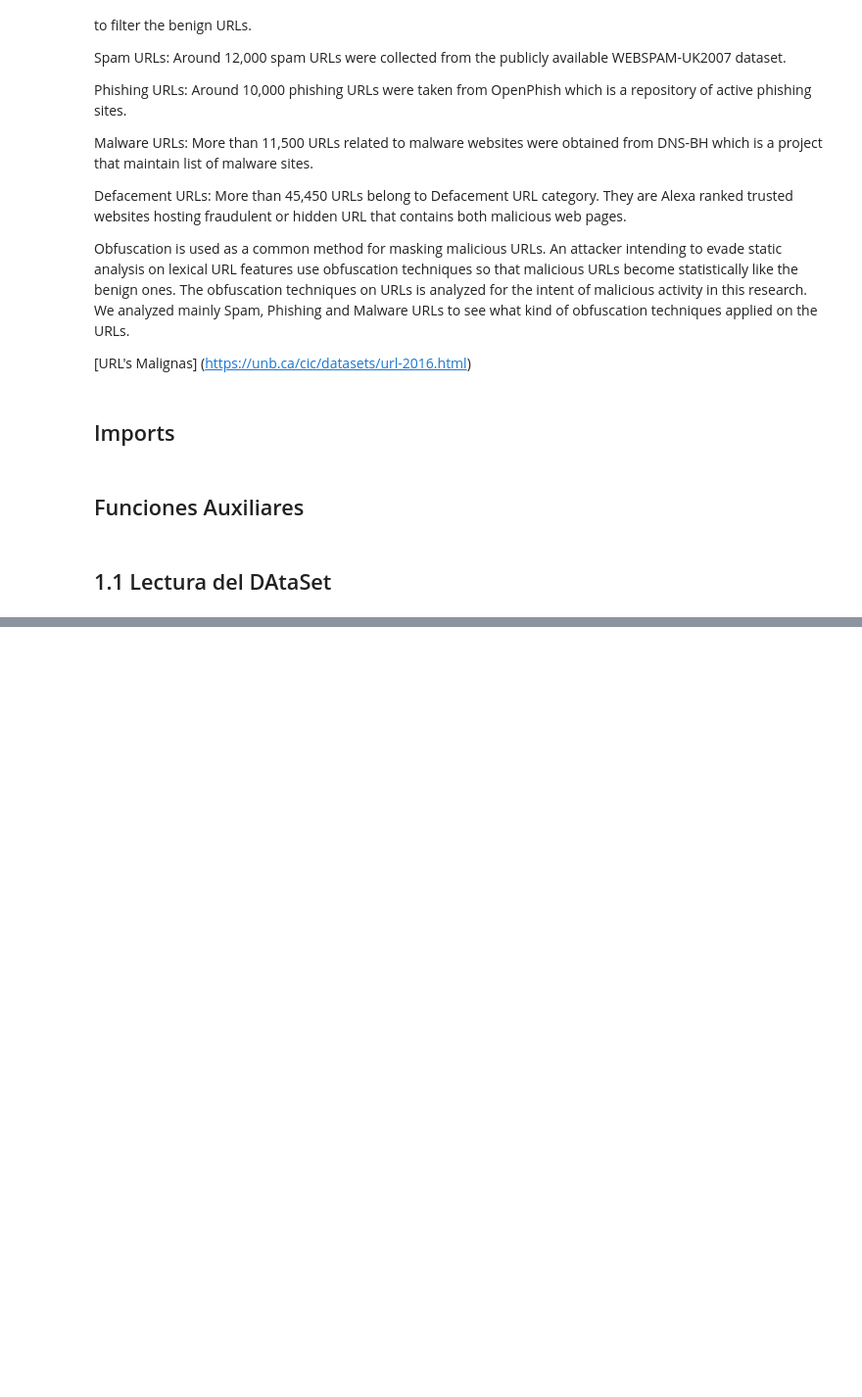
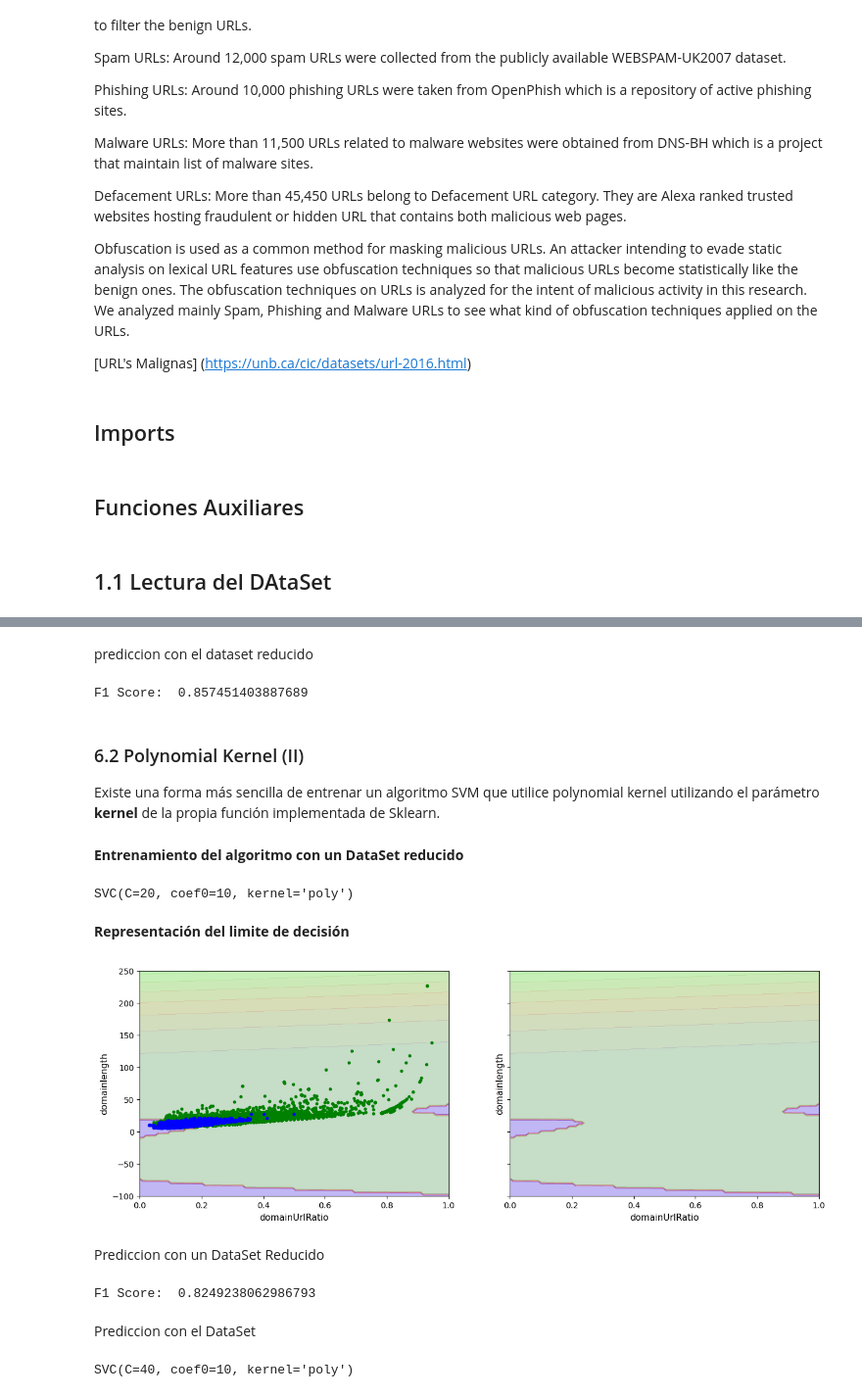
Before and after one commit to MarcoMendoza7/PLyF, a Jupyter notebook: Suport_Vector_Machine.ipynb, the cells around one changed output, grey strips where cells are left out. Shown at 98% size. Drawn from its saved outputs; the diff is of its cells as text; code cells hidden in the pictures; blank space fills up the shorter version.

```diff
--- a/Suport_Vector_Machine.ipynb
+++ b/Suport_Vector_Machine.ipynb
@@ -70,0 +326,3 @@ df = pd.read_csv("/home/marco/Documentos/ZZZ/dataset/Phishing.csv")
+# %%
+y_pred = svm_clf.predict(X_val_prep)
+print("F1 Score: ", f1_score(y_pred, y_val, pos_label='phishing'))
@@ -70,0 +403,2 @@ df = pd.read_csv("/home/marco/Documentos/ZZZ/dataset/Phishing.csv")
+# %% [markdown]
+prediccion con el dataset reducido
@@ -70,0 +407,31 @@ df = pd.read_csv("/home/marco/Documentos/ZZZ/dataset/Phishing.csv")
+# %%
+print("F1 Score: ", f1_score(y_pred, y_val_num))
+# %% [output]
+F1 Score:  0.857451403887689
+# %% [markdown]
+### 6.2 Polynomial Kernel (II)
+
+Existe una forma más sencilla de entrenar un algoritmo SVM que utilice polynomial kernel utilizando el parámetro **kernel** de la propia función implementada de Sklearn.
+# %% [markdown]
+**Entrenamiento del algoritmo con un DataSet reducido**
+# %%
+svm_clf = SVC(kernel="poly", degree=3, coef0=10, C=20)
+svm_clf.fit(X_train_reduced, y_train_num)
+# %% [output]
+SVC(C=20, coef0=10, kernel='poly')
+# %% [markdown]
+**Representación del limite de decisión**
+# %%
+fig, axes = plt.subplots(ncols=2, figsize=(15,5), sharey=True)
+plt.sca(axes[0])
+plot_dataset(X_train_reduced.values, y_train_num)
+plot_predictions(svm_clf, [0, 1, -100, 250])
+plt.xlabel("domainUrlRatio", fontsize=11)
+plt.ylabel("domainlength", fontsize=11)
+plt.sca(axes[1])
+plot_predictions(svm_clf, [0, 1, -100, 250])
+plt.xlabel("domainUrlRatio", fontsize=11)
+plt.ylabel("domainlength", fontsize=11)
+plt.show()
+# %% [output]
+[figure, added]
@@ -70,0 +440,14 @@ df = pd.read_csv("/home/marco/Documentos/ZZZ/dataset/Phishing.csv")
+# %% [markdown]
+Prediccion con un DataSet Reducido
+# %%
+y_pred = svm_clf.predict(X_val_reduced)
+print("F1 Score: ", f1_score(y_pred, y_val_num))
+# %% [output]
+F1 Score:  0.8249238062986793
+# %% [markdown]
+Prediccion con el DataSet
+# %%
+svm_clf = SVC(kernel="poly", degree=3, coef0=10, C=40)
+svm_clf.fit(X_train_prep, y_train_num)
+# %% [output]
+SVC(C=40, coef0=10, kernel='poly')
```
Also changed, not shown: parts of 48 cells of this notebook.
